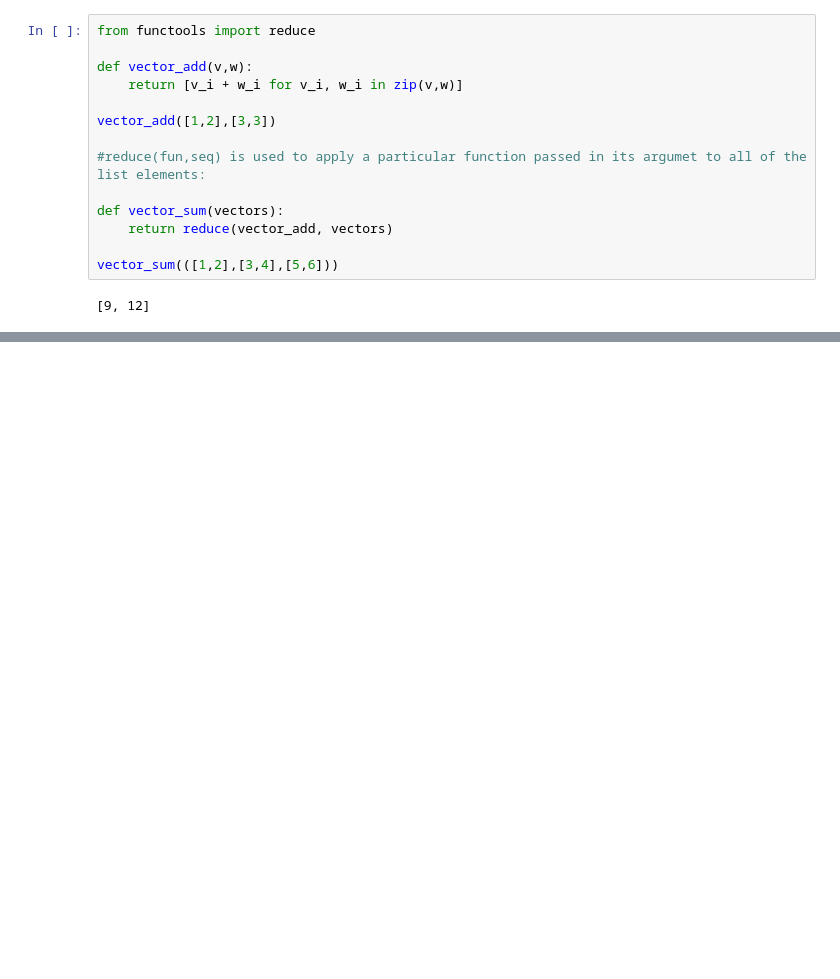
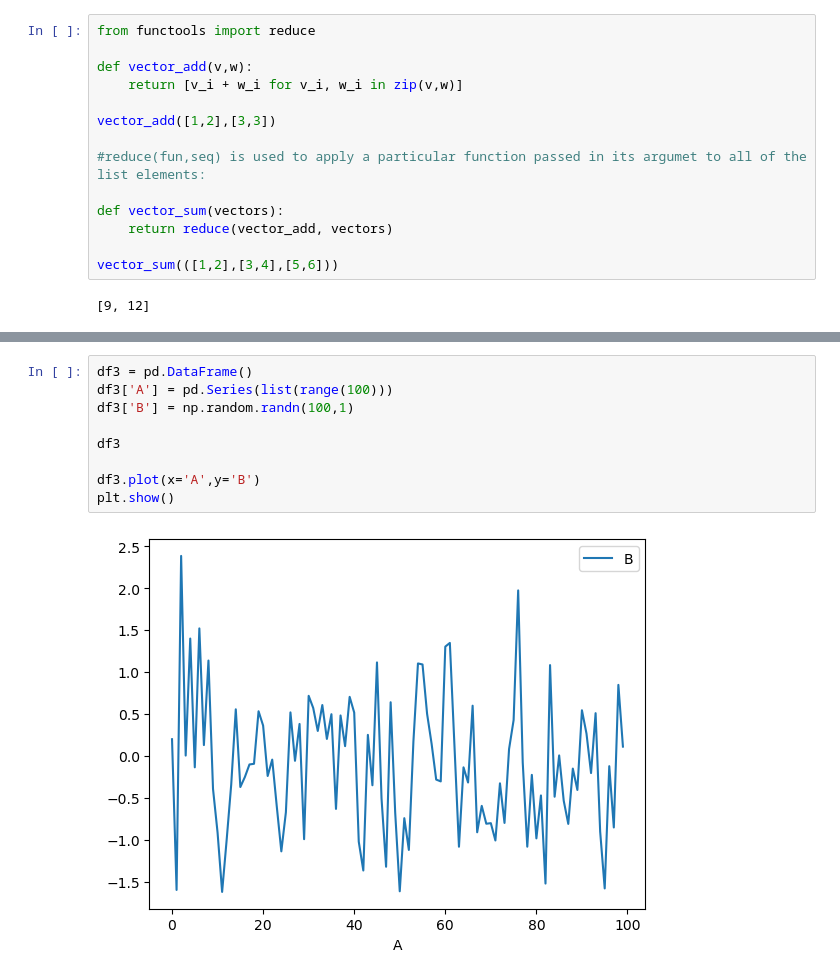
Before and after one commit to adamlewy3/Python-Projects, a Jupyter notebook: Python Essentials.ipynb, the cells around one changed output, grey strips where cells are left out. Saved outputs shown, nothing was run; the diff lists cells and outputs as text; blank space fills up the shorter version.

```diff
--- a/Python Essentials.ipynb
+++ b/Python Essentials.ipynb
@@ -224,0 +275,11 @@ vector_sum(([1,2],[3,4],[5,6]))
+# %%
+df3 = pd.DataFrame()
+df3['A'] = pd.Series(list(range(100)))
+df3['B'] = np.random.randn(100,1)
+
+df3
+
+df3.plot(x='A',y='B')
+plt.show()
+# %% [output]
+[figure, added]
```
Also changed, not shown: parts of 8 cells of this notebook.
